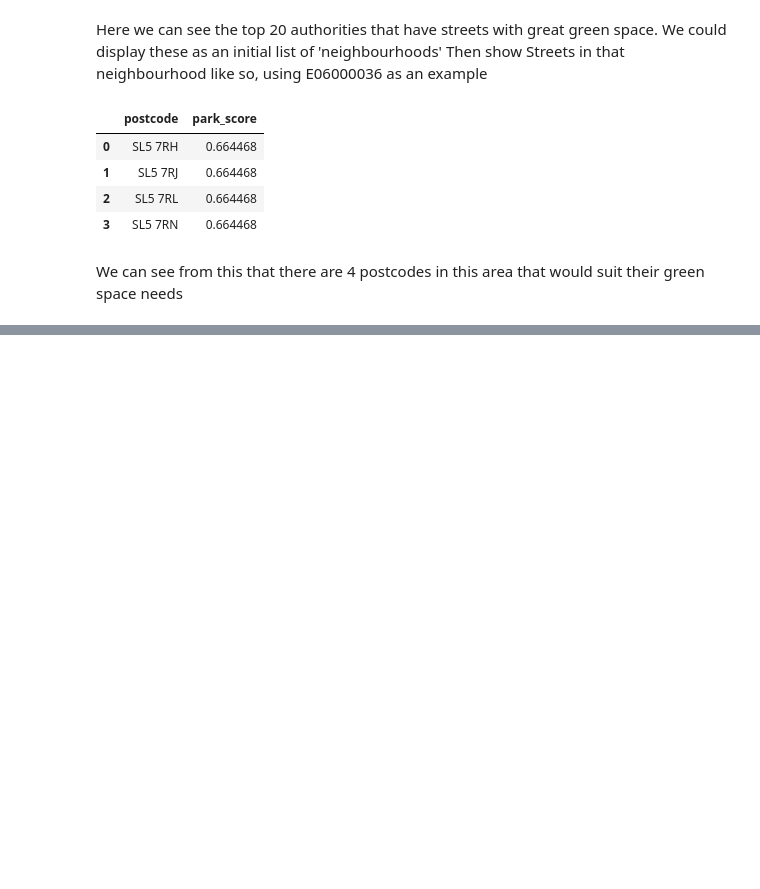
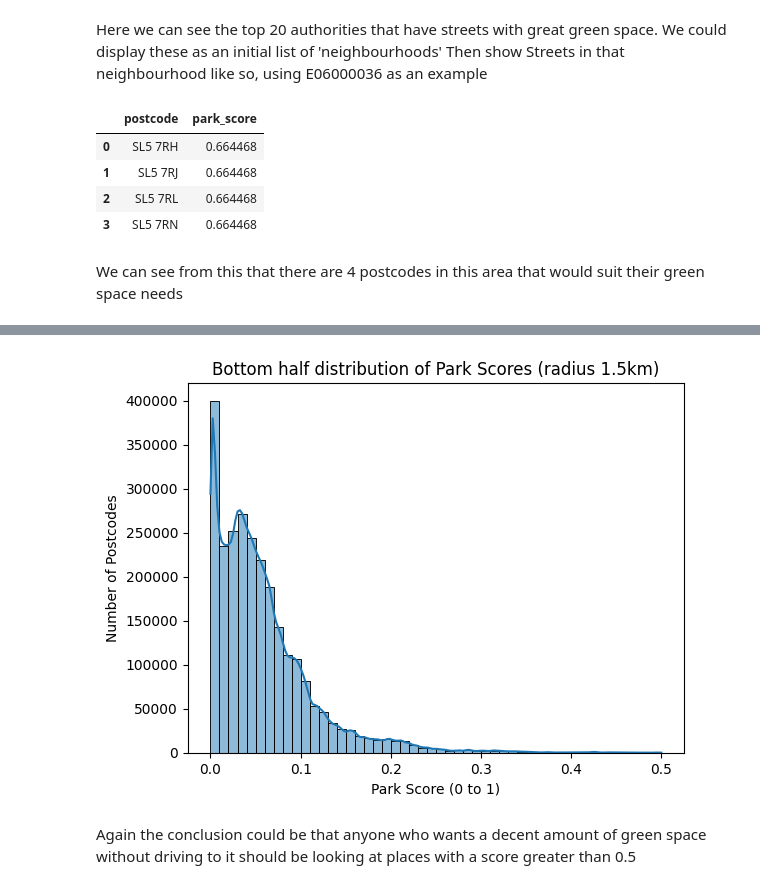
Before and after one commit to moulson/loam, a Jupyter notebook: notebooks/analysis.ipynb, the cells around one changed output, grey strips where cells are left out. Saved outputs shown, nothing was run; the diff lists cells and outputs as text; code cells hidden in the pictures; blank space fills up the shorter version.

```diff
--- a/notebooks/analysis.ipynb
+++ b/notebooks/analysis.ipynb
@@ -432,0 +502,14 @@ We can see from this that there are 4 postcodes in this area that would suit the
+# %%
+# Load data
+df = pd.read_sql("SELECT park_score FROM postcodes WHERE park_score IS NOT NULL AND park_score <= 0.5", conn)
+
+# Plot histogram
+sns.histplot(df['park_score'], bins=50, kde=True)
+plt.title("Bottom half distribution of Park Scores (radius 1.5km)")
+plt.xlabel("Park Score (0 to 1)")
+plt.ylabel("Number of Postcodes")
+plt.show()
+# %% [output]
+[figure, added]
+# %% [markdown]
+Again the conclusion could be that anyone who wants a decent amount of green space without driving to it should be looking at places with a score greater than 0.5
```
Also changed, not shown: parts of 8 cells of this notebook, 1 other file.
